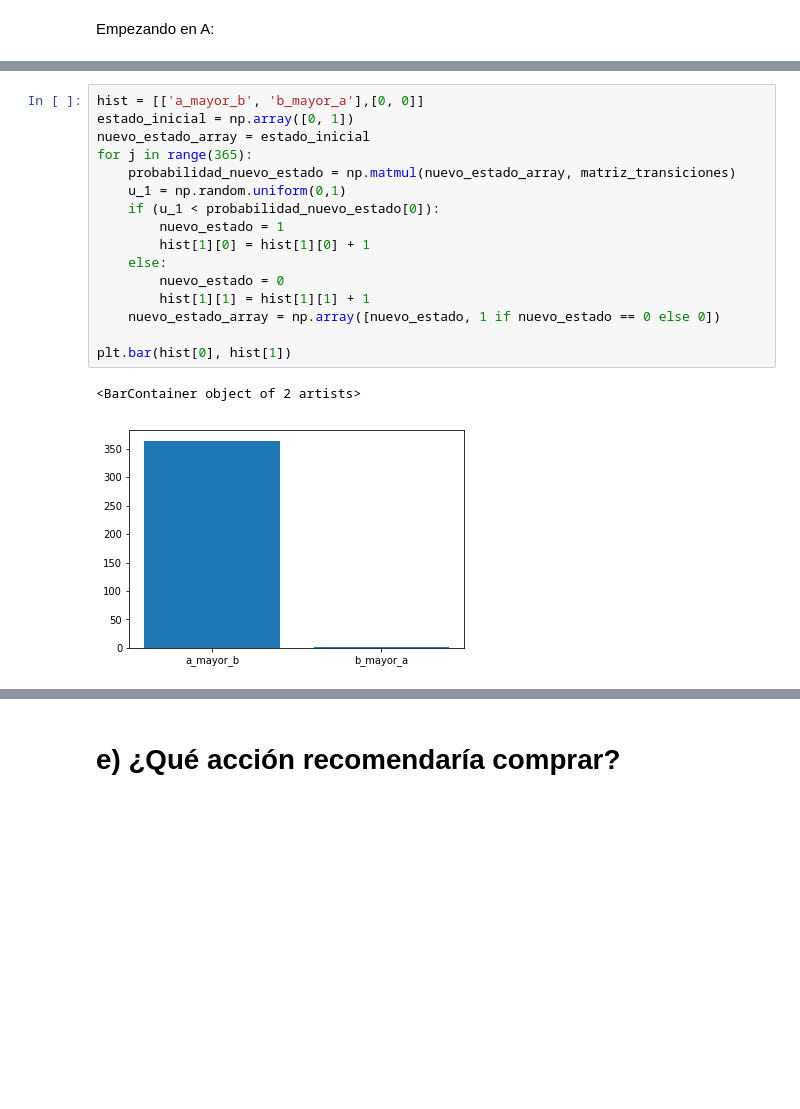
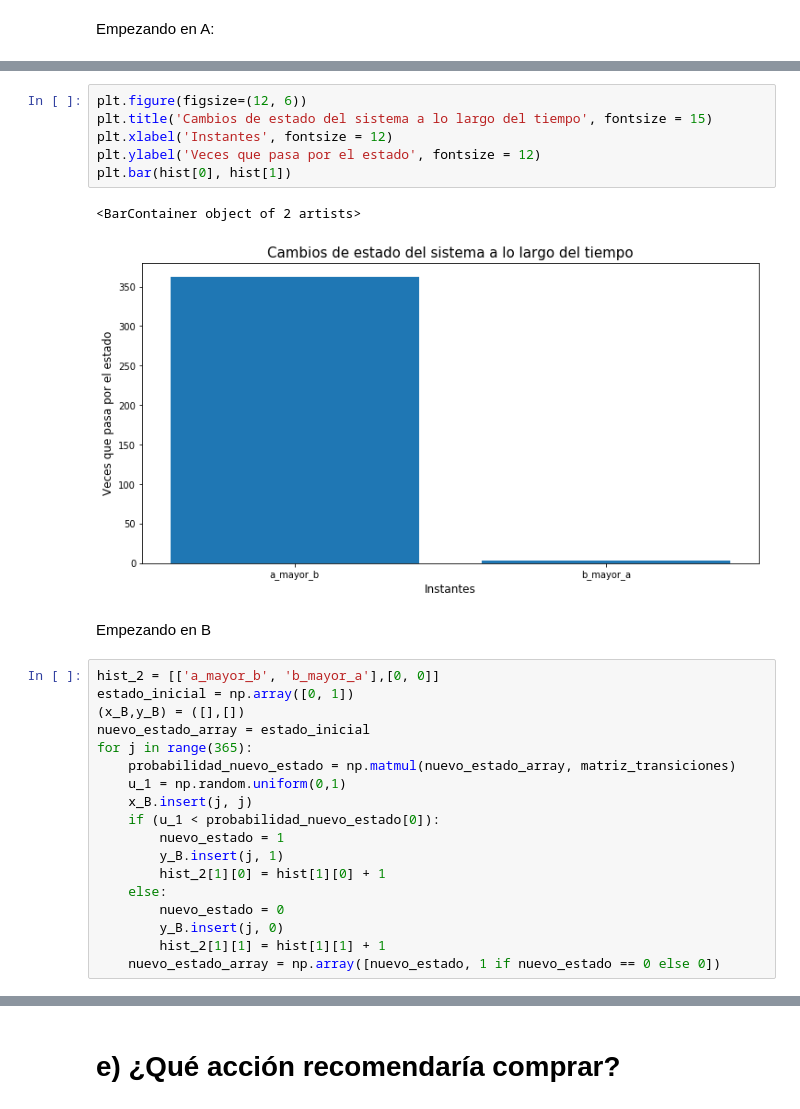
Before and after one commit to nazar9318/Simulacion-1c2020-TP2, a Jupyter notebook: Ej_3/Ejercicio 3.ipynb, the cells around one changed output, grey strips where cells are left out. Saved outputs shown, nothing was run; the diff lists cells and outputs as text; blank space fills up the shorter version.

```diff
--- a/Ej_3/Ejercicio 3.ipynb
+++ b/Ej_3/Ejercicio 3.ipynb
@@ -143,19 +153,29 @@ plt.bar(hist[0], hist[1])
+# %%
+plt.figure(figsize=(12, 6))
+plt.title('Cambios de estado del sistema a lo largo del tiempo', fontsize = 15)
+plt.xlabel('Instantes', fontsize = 12)
+plt.ylabel('Veces que pasa por el estado', fontsize = 12)
+plt.bar(hist[0], hist[1])
+# %% [output]
+<BarContainer object of 2 artists>
+[figure, added]
+# %% [markdown]
+Empezando en B
 # %%
-hist = [['a_mayor_b', 'b_mayor_a'],[0, 0]]
+hist_2 = [['a_mayor_b', 'b_mayor_a'],[0, 0]]
 estado_inicial = np.array([0, 1])
+(x_B,y_B) = ([],[])
 nuevo_estado_array = estado_inicial
 for j in range(365):
     probabilidad_nuevo_estado = np.matmul(nuevo_estado_array, matriz_transiciones)
     u_1 = np.random.uniform(0,1)
+    x_B.insert(j, j)
     if (u_1 < probabilidad_nuevo_estado[0]):
         nuevo_estado = 1
-        hist[1][0] = hist[1][0] + 1
+        y_B.insert(j, 1)
+        hist_2[1][0] = hist[1][0] + 1
     else:
         nuevo_estado = 0
-        hist[1][1] = hist[1][1] + 1
+        y_B.insert(j, 0)
+        hist_2[1][1] = hist[1][1] + 1
     nuevo_estado_array = np.array([nuevo_estado, 1 if nuevo_estado == 0 else 0])
-
-plt.bar(hist[0], hist[1])
-# %% [output]
-<BarContainer object of 2 artists>
-[figure, removed]
```
Also changed, not shown: parts of 5 cells of this notebook.
